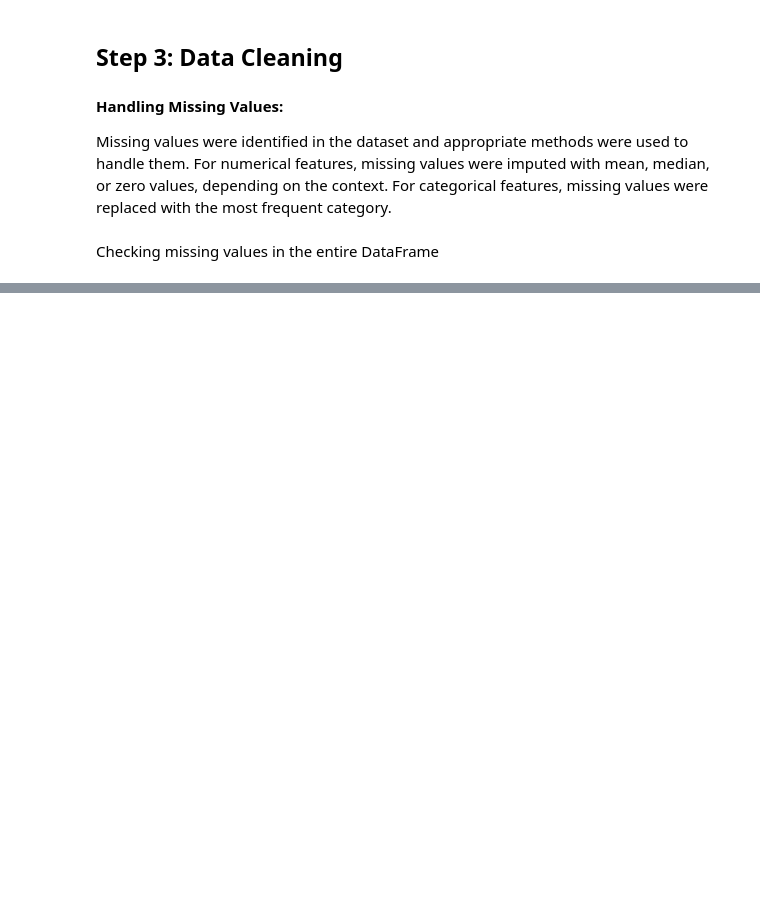
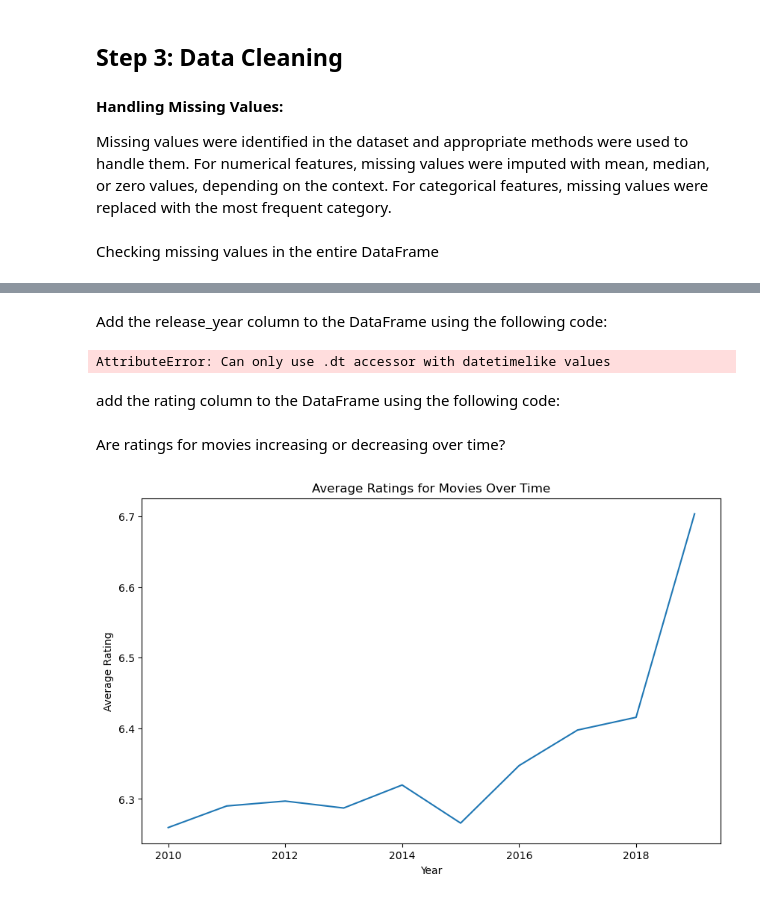
Before and after one commit to johnmuriithikamau/Microsoft-film-project, a Jupyter notebook: microsoft.ipynb, the cells around one changed output, grey strips where cells are left out. Saved outputs shown, nothing was run; the diff lists cells and outputs as text; code cells hidden in the pictures; blank space fills up the shorter version.

```diff
--- a/microsoft.ipynb
+++ b/microsoft.ipynb
@@ -217,0 +221,4 @@ Explore the data. I would explore the data by looking at the distribution of val
+# %%
+# Convert the average_rating column to a float.
+df_joined2['averagerating'] = df_joined2['averagerating'].astype(float)
+df_joined2
@@ -268,0 +308,12 @@ Are the most popular movies becoming more or less profitable over time?
+# %%
+
+# Get the number of votes for each movie.
+df_joined2['numvotes'] = df_joined2['numvotes'].astype(int)
+
+# Sort the DataFrame by the number of votes.
+df_joined2 = df_joined2.sort_values('numvotes', ascending=False)
+
+# Get the top 10 movies.
+top_10_movies = df_joined2.head(10)
+
+top_10_movies
@@ -268,0 +356,26 @@ Are the most popular movies becoming more or less profitable over time?
+# %% [markdown]
+Add the release_year column to the DataFrame using the following code:
+# %%
+df_budgets['release_year'] = df_budgets['release_date'].dt.year
+df_budgets
+# %% [output]
+AttributeError: Can only use .dt accessor with datetimelike values
+# %% [markdown]
+add the rating column to the DataFrame using the following code:
+# %% [markdown]
+Are ratings for movies increasing or decreasing over time?
+# %%
+
+# Calculate the average rating for each year.
+ratings_by_year = df_joined2.groupby('start_year')['averagerating'].mean()
+
+
+# Plot the average rating over time.
+plt.figure(figsize=(10, 6))
+ratings_by_year.plot(kind='line')
+plt.title('Average Ratings for Movies Over Time')
+plt.xlabel('Year')
+plt.ylabel('Average Rating')
+plt.show()
+# %% [output]
+[figure, added]
```
Also changed, not shown: parts of 24 cells of this notebook.
